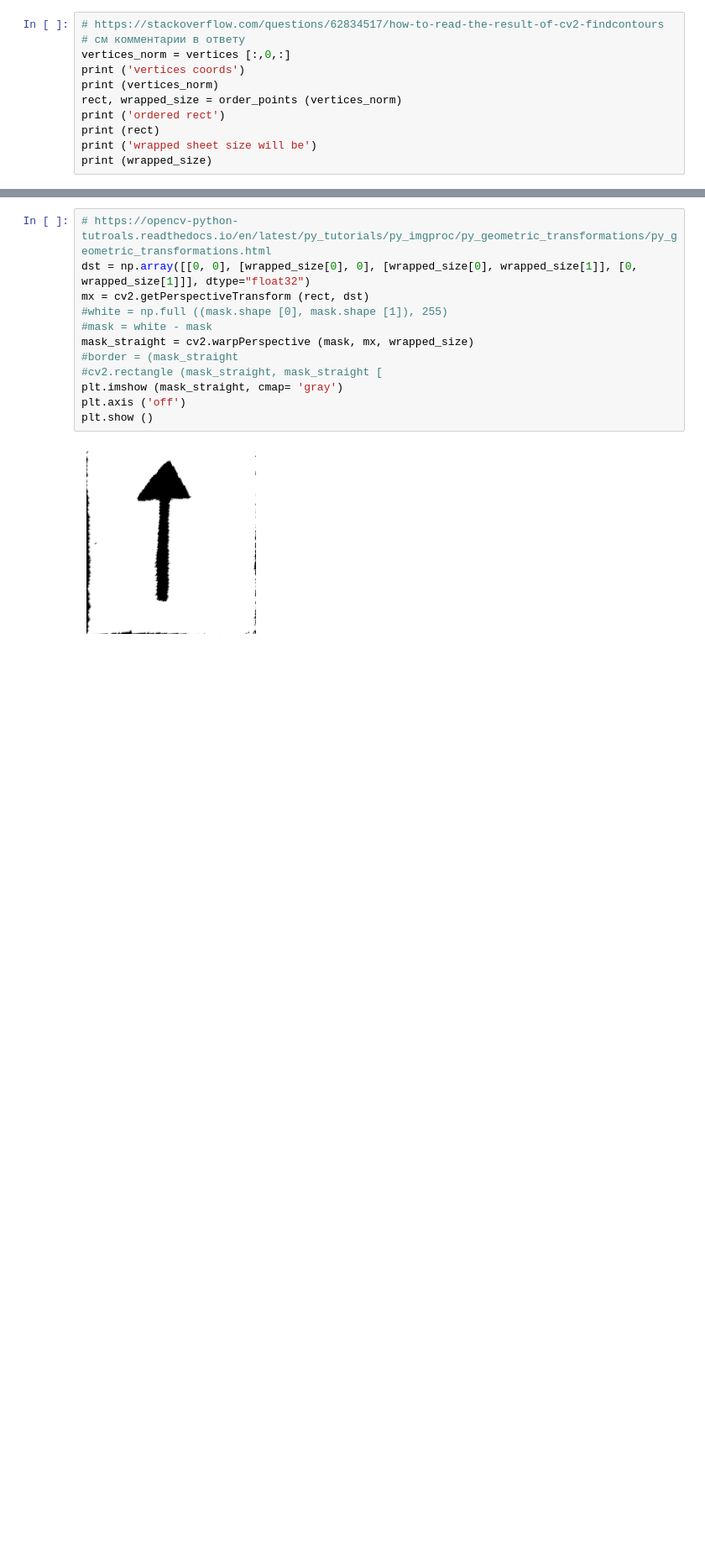
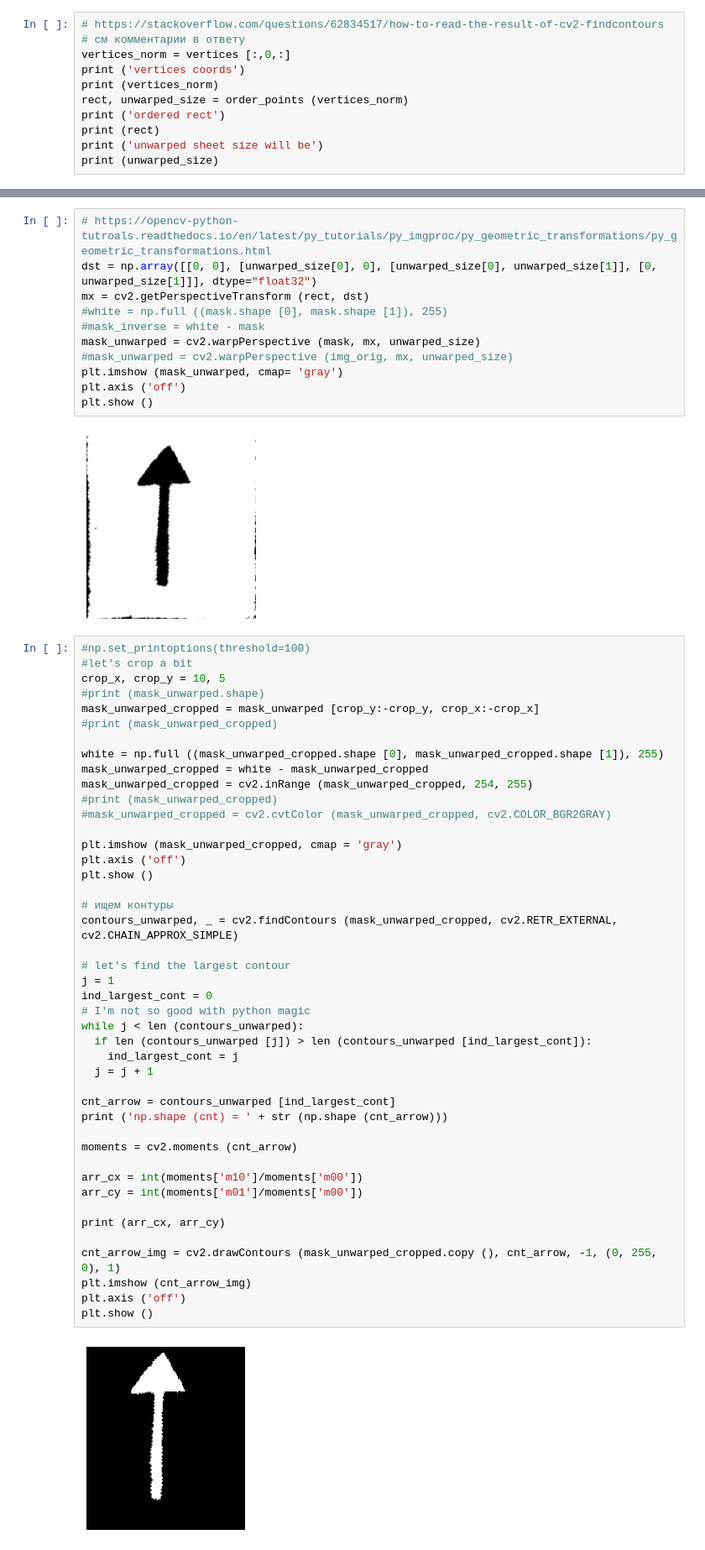
Before and after one commit to PtrShi/cvr_course, a Jupyter notebook: notebooks/cv_hw3.ipynb, the cells around one changed output, grey strips where cells are left out. Shown: that part at 84% size. Cells and saved outputs as stored; diff of their text form; blank space fills up the shorter version.

```diff
--- a/notebooks/cv_hw3.ipynb
+++ b/notebooks/cv_hw3.ipynb
@@ -162,11 +163,11 @@ def order_points(pts):
 vertices_norm = vertices [:,0,:]
 print ('vertices coords')
 print (vertices_norm)
-rect, wrapped_size = order_points (vertices_norm)
+rect, unwarped_size = order_points (vertices_norm)
 print ('ordered rect')
 print (rect)
-print ('wrapped sheet size will be')
-print (wrapped_size)
+print ('unwarped sheet size will be')
+print (unwarped_size)
 # %% [output]
 vertices coords
 [[157 111]
@@ -187,15 +188,60 @@ wrapped sheet size will be
 (176, 190)
 # %%
 # https://opencv-python-tutroals.readthedocs.io/en/latest/py_tutorials/py_imgproc/py_geometric_transformations/py_geometric_transformations.html
-dst = np.array([[0, 0], [wrapped_size[0], 0], [wrapped_size[0], wrapped_size[1]], [0, wrapped_size[1]]], dtype="float32")
+dst = np.array([[0, 0], [unwarped_size[0], 0], [unwarped_size[0], unwarped_size[1]], [0, unwarped_size[1]]], dtype="float32")
 mx = cv2.getPerspectiveTransform (rect, dst)
 #white = np.full ((mask.shape [0], mask.shape [1]), 255)
-#mask = white - mask
-mask_straight = cv2.warpPerspective (mask, mx, wrapped_size)
-#border = (mask_straight
-#cv2.rectangle (mask_straight, mask_straight [
-plt.imshow (mask_straight, cmap= 'gray')
+#mask_inverse = white - mask
+mask_unwarped = cv2.warpPerspective (mask, mx, unwarped_size)
+#mask_unwarped = cv2.warpPerspective (img_orig, mx, unwarped_size)
+plt.imshow (mask_unwarped, cmap= 'gray')
 plt.axis ('off')
 plt.show ()
 # %% [output]
 [figure]
+# %%
+#np.set_printoptions(threshold=100)
+#let's crop a bit
+crop_x, crop_y = 10, 5
+#print (mask_unwarped.shape)
+mask_unwarped_cropped = mask_unwarped [crop_y:-crop_y, crop_x:-crop_x]
+#print (mask_unwarped_cropped)
+
+white = np.full ((mask_unwarped_cropped.shape [0], mask_unwarped_cropped.shape [1]), 255)
+mask_unwarped_cropped = white - mask_unwarped_cropped
+mask_unwarped_cropped = cv2.inRange (mask_unwarped_cropped, 254, 255)
+#print (mask_unwarped_cropped)
+#mask_unwarped_cropped = cv2.cvtColor (mask_unwarped_cropped, cv2.COLOR_BGR2GRAY)
+
+plt.imshow (mask_unwarped_cropped, cmap = 'gray')
+plt.axis ('off')
+plt.show ()
+
+# ищем контуры
+contours_unwarped, _ = cv2.findContours (mask_unwarped_cropped, cv2.RETR_EXTERNAL, cv2.CHAIN_APPROX_SIMPLE)
+
+# let's find the largest contour
+j = 1
+ind_largest_cont = 0
+# I'm not so good with python magic
+while j < len (contours_unwarped):
+  if len (contours_unwarped [j]) > len (contours_unwarped [ind_largest_cont]):
+    ind_largest_cont = j
+  j = j + 1
+
+cnt_arrow = contours_unwarped [ind_largest_cont]
+print ('np.shape (cnt) = ' + str (np.shape (cnt_arrow)))
+
+moments = cv2.moments (cnt_arrow)
+
+arr_cx = int(moments['m10']/moments['m00'])
+arr_cy = int(moments['m01']/moments['m00'])
+
+print (arr_cx, arr_cy)
+
+cnt_arrow_img = cv2.drawContours (mask_unwarped_cropped.copy (), cnt_arrow, -1, (0, 255, 0), 1)
+plt.imshow (cnt_arrow_img)
+plt.axis ('off')
+plt.show ()
+# %% [output]
+[figure, added]
```
Also changed, not shown: parts of 4 cells of this notebook.
